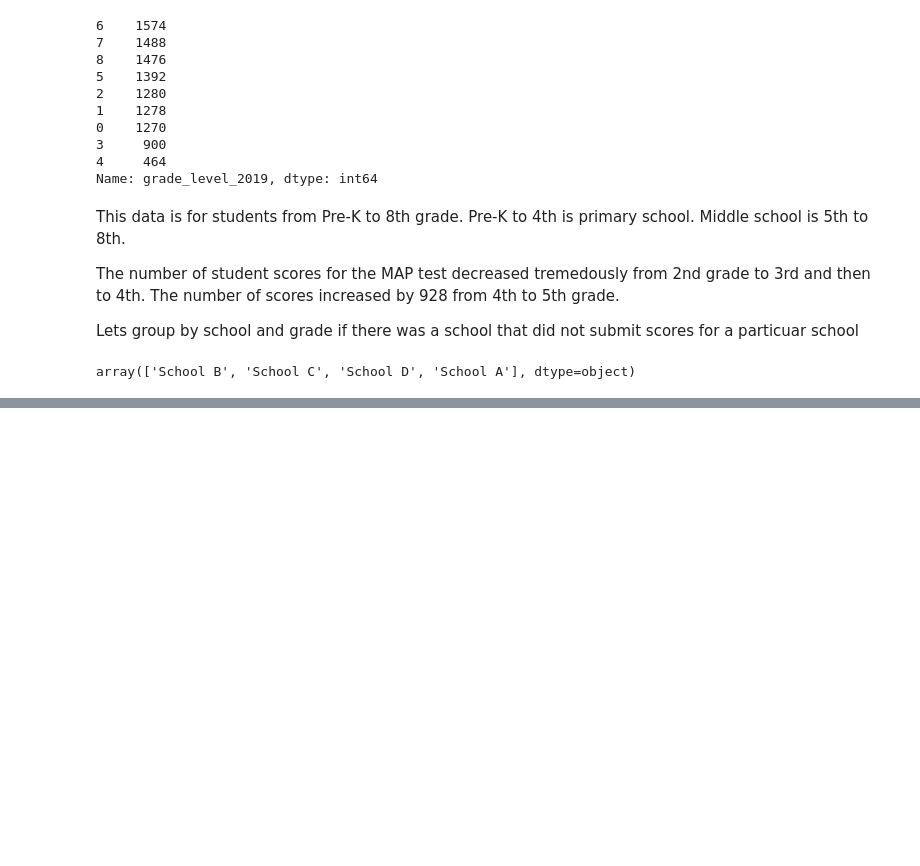
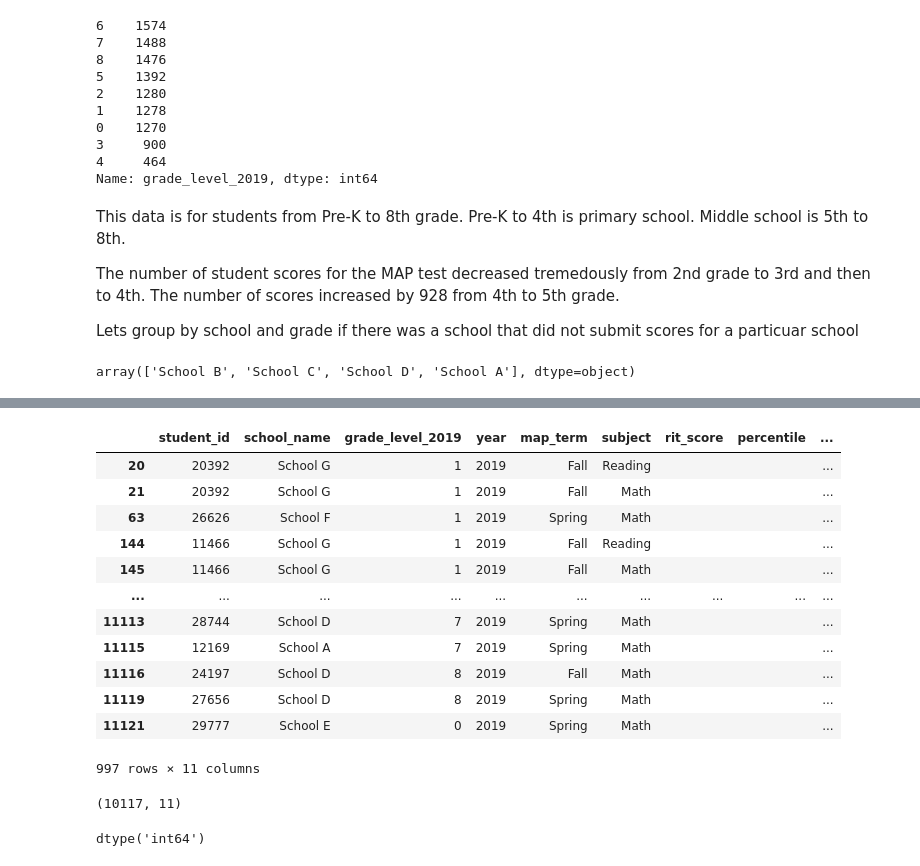
Before and after one commit to campscd/PRACTICE, a Jupyter notebook: KIPP_Data.ipynb, the cells around one changed output, grey strips where cells are left out. Drawn from its saved outputs; the diff is of its cells as text; code cells hidden in the pictures; blank space fills up the shorter version.

Commit message:
Data_Cleaning_Update_2

```diff
--- a/KIPP_Data.ipynb
+++ b/KIPP_Data.ipynb
@@ -172,0 +241,4 @@ ValueError: Grouper for 'grade_level_2019' not 1-dimensional
+# %%
+#Drop duplicate
+
+data.drop(data[data['student_id'] == 11220].index, inplace = True)
@@ -172,0 +292,4 @@ ValueError: Grouper for 'grade_level_2019' not 1-dimensional
+# %%
+#We do not need this.  This can be dropped.
+
+data = data.replace('.',' ')
@@ -172,0 +311,16 @@ ValueError: Grouper for 'grade_level_2019' not 1-dimensional
+# %%
+data[data['rit_score'] == ' ']
+# %% [output]
+|  | student_id | school_name | grade_level_2019 | year | map_term | subject | rit_score | percentile | ... |
+| 20 | 20392 | School G | 1 | 2019 | Fall | Reading |  |  | ... |
+| 21 | 20392 | School G | 1 | 2019 | Fall | Math |  |  | ... |
+| 63 | 26626 | School F | 1 | 2019 | Spring | Math |  |  | ... |
+| 144 | 11466 | School G | 1 | 2019 | Fall | Reading |  |  | ... |
+| 145 | 11466 | School G | 1 | 2019 | Fall | Math |  |  | ... |
+| ... | ... | ... | ... | ... | ... | ... | ... | ... | ... |
+| 11113 | 28744 | School D | 7 | 2019 | Spring | Math |  |  | ... |
+| 11115 | 12169 | School A | 7 | 2019 | Spring | Math |  |  | ... |
+| 11116 | 24197 | School D | 8 | 2019 | Fall | Math |  |  | ... |
+| 11119 | 27656 | School D | 8 | 2019 | Spring | Math |  |  | ... |
+| 11121 | 29777 | School E | 0 | 2019 | Spring | Math |  |  | ... |
+997 rows × 11 columns
@@ -172,0 +331,4 @@ ValueError: Grouper for 'grade_level_2019' not 1-dimensional
+# %%
+data.shape
+# %% [output]
+(10117, 11)
@@ -172,0 +337,4 @@ ValueError: Grouper for 'grade_level_2019' not 1-dimensional
+# %%
+data['rit_score'].dtypes
+# %% [output]
+dtype('int64')
```
Also changed, not shown: parts of 43 cells of this notebook.
